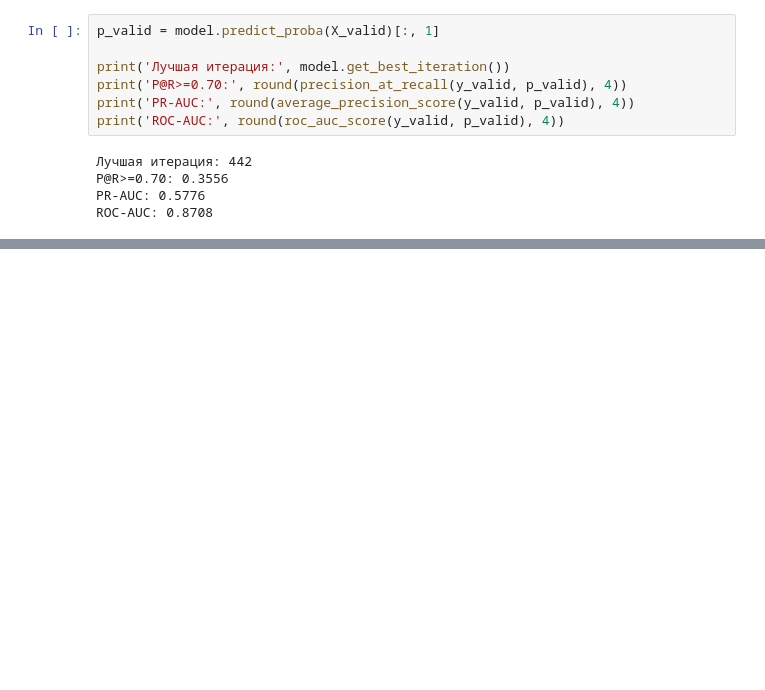
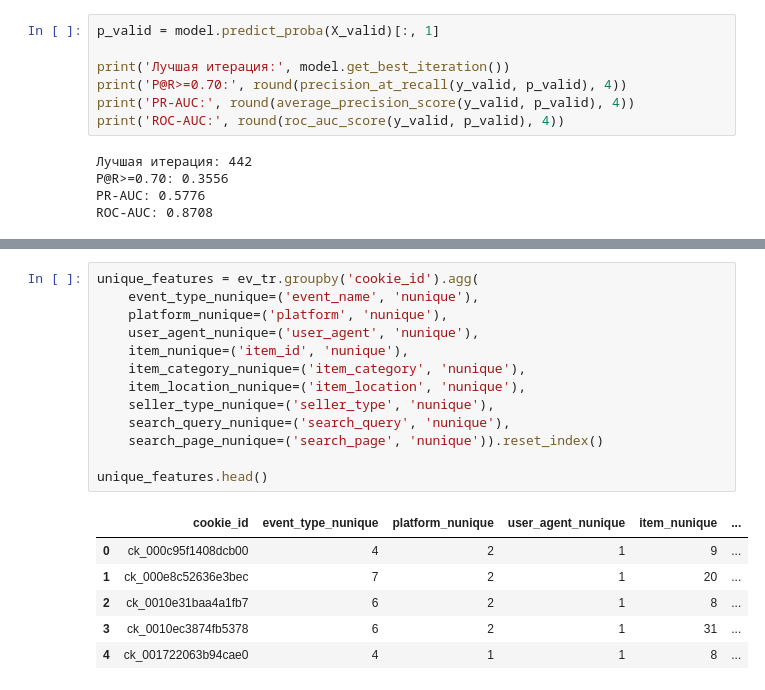
Before and after one commit to Awesomnaty/Avito_Bootcamp_ML, a Jupyter notebook: main.ipynb, the cells around one changed output, grey strips where cells are left out. Saved outputs shown, nothing was run; the diff lists cells and outputs as text; blank space fills up the shorter version.

```diff
--- a/main.ipynb
+++ b/main.ipynb
@@ -524,0 +566,20 @@ ROC-AUC: 0.8708
+# %%
+unique_features = ev_tr.groupby('cookie_id').agg(
+    event_type_nunique=('event_name', 'nunique'),
+    platform_nunique=('platform', 'nunique'),
+    user_agent_nunique=('user_agent', 'nunique'),
+    item_nunique=('item_id', 'nunique'),
+    item_category_nunique=('item_category', 'nunique'),
+    item_location_nunique=('item_location', 'nunique'),
+    seller_type_nunique=('seller_type', 'nunique'),
+    search_query_nunique=('search_query', 'nunique'),
+    search_page_nunique=('search_page', 'nunique')).reset_index()
+
+unique_features.head()
+# %% [output]
+|  | cookie_id | event_type_nunique | platform_nunique | user_agent_nunique | item_nunique | ... |
+| 0 | ck_000c95f1408dcb00 | 4 | 2 | 1 | 9 | ... |
+| 1 | ck_000e8c52636e3bec | 7 | 2 | 1 | 20 | ... |
+| 2 | ck_0010e31baa4a1fb7 | 6 | 2 | 1 | 8 | ... |
+| 3 | ck_0010ec3874fb5378 | 6 | 2 | 1 | 31 | ... |
+| 4 | ck_001722063b94cae0 | 4 | 1 | 1 | 8 | ... |
```
Also changed, not shown: parts of 9 cells of this notebook.
